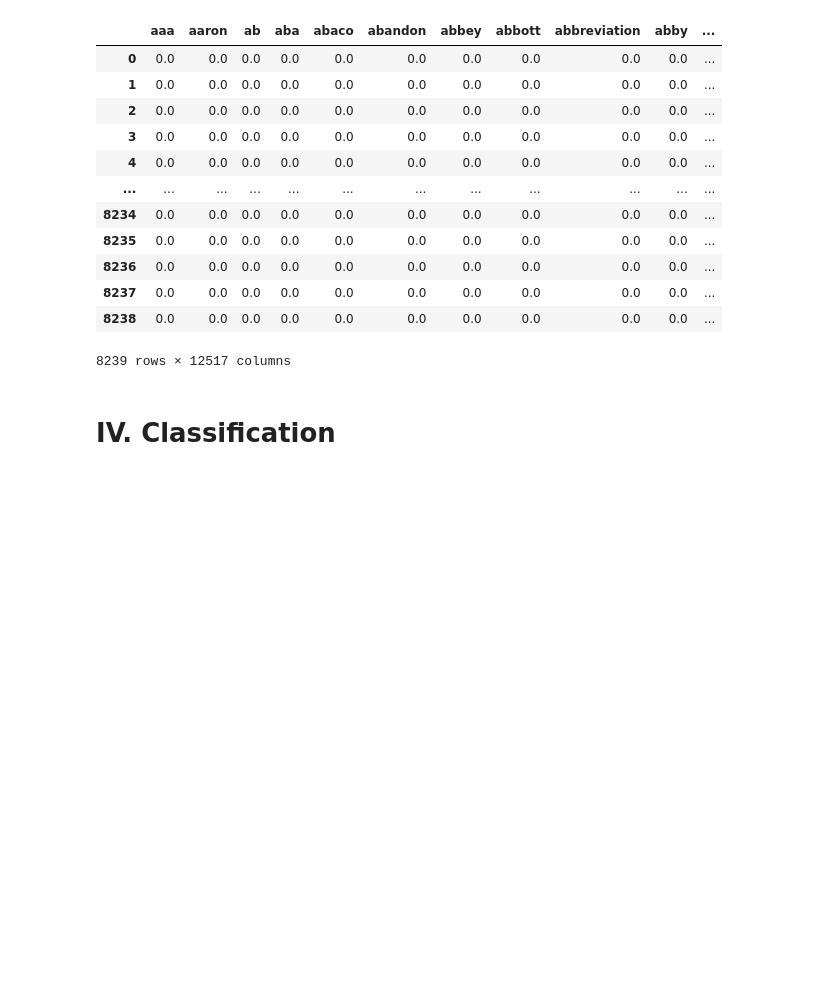
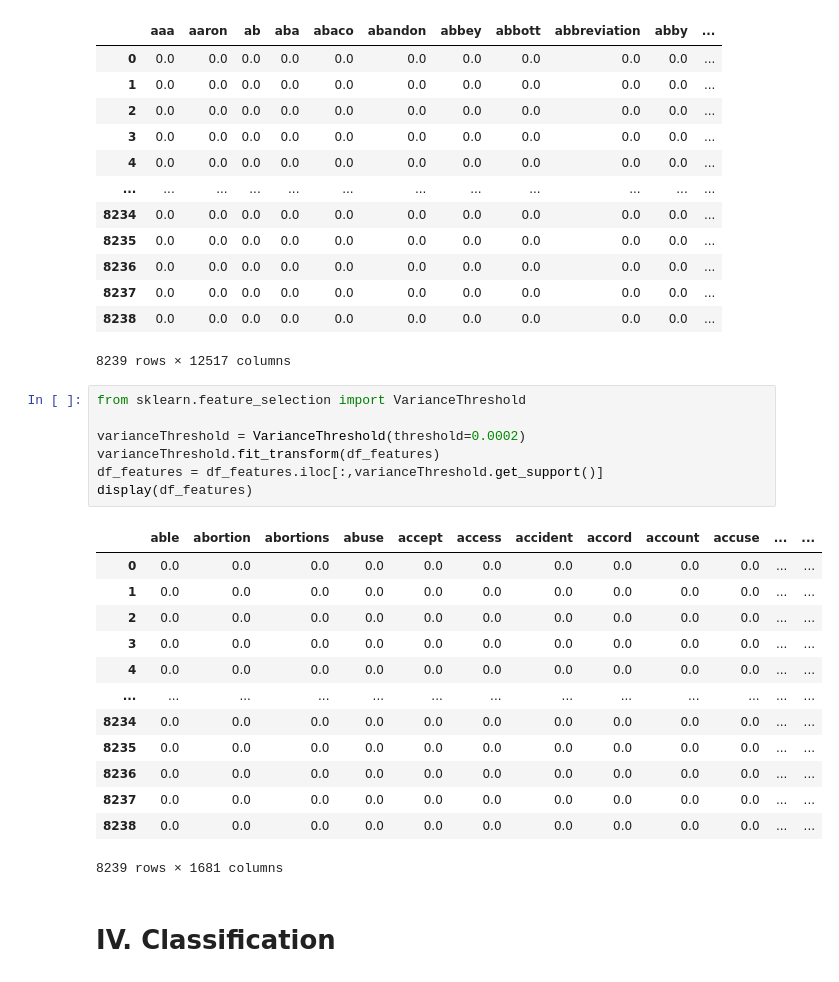
Before and after one commit to Dvassily/ClaimsClassification, a Jupyter notebook: Projet.ipynb, the cells around one changed output. Drawn from its saved outputs; the diff is of its cells as text; blank space fills up the shorter version.

```diff
--- a/Projet.ipynb
+++ b/Projet.ipynb
@@ -313,6 +314,27 @@ display(df_features)
 | 8237 | 0.0 | 0.0 | 0.0 | 0.0 | 0.0 | 0.0 | 0.0 | 0.0 | 0.0 | 0.0 | ... |
 | 8238 | 0.0 | 0.0 | 0.0 | 0.0 | 0.0 | 0.0 | 0.0 | 0.0 | 0.0 | 0.0 | ... |
 8239 rows × 12517 columns
+# %%
+from sklearn.feature_selection import VarianceThreshold
+
+varianceThreshold = VarianceThreshold(threshold=0.0002)
+varianceThreshold.fit_transform(df_features)
+df_features = df_features.iloc[:,varianceThreshold.get_support()]
+display(df_features)
+# %% [output]
+|  | able | abortion | abortions | abuse | accept | access | accident | accord | account | accuse | ... | ... |
+| 0 | 0.0 | 0.0 | 0.0 | 0.0 | 0.0 | 0.0 | 0.0 | 0.0 | 0.0 | 0.0 | ... | ... |
+| 1 | 0.0 | 0.0 | 0.0 | 0.0 | 0.0 | 0.0 | 0.0 | 0.0 | 0.0 | 0.0 | ... | ... |
+| 2 | 0.0 | 0.0 | 0.0 | 0.0 | 0.0 | 0.0 | 0.0 | 0.0 | 0.0 | 0.0 | ... | ... |
+| 3 | 0.0 | 0.0 | 0.0 | 0.0 | 0.0 | 0.0 | 0.0 | 0.0 | 0.0 | 0.0 | ... | ... |
+| 4 | 0.0 | 0.0 | 0.0 | 0.0 | 0.0 | 0.0 | 0.0 | 0.0 | 0.0 | 0.0 | ... | ... |
+| ... | ... | ... | ... | ... | ... | ... | ... | ... | ... | ... | ... | ... |
+| 8234 | 0.0 | 0.0 | 0.0 | 0.0 | 0.0 | 0.0 | 0.0 | 0.0 | 0.0 | 0.0 | ... | ... |
+| 8235 | 0.0 | 0.0 | 0.0 | 0.0 | 0.0 | 0.0 | 0.0 | 0.0 | 0.0 | 0.0 | ... | ... |
+| 8236 | 0.0 | 0.0 | 0.0 | 0.0 | 0.0 | 0.0 | 0.0 | 0.0 | 0.0 | 0.0 | ... | ... |
+| 8237 | 0.0 | 0.0 | 0.0 | 0.0 | 0.0 | 0.0 | 0.0 | 0.0 | 0.0 | 0.0 | ... | ... |
+| 8238 | 0.0 | 0.0 | 0.0 | 0.0 | 0.0 | 0.0 | 0.0 | 0.0 | 0.0 | 0.0 | ... | ... |
+8239 rows × 1681 columns
 # %% [markdown]
 # IV. Classification
 # %% [markdown]
```
Also changed, not shown: parts of 20 cells of this notebook.
